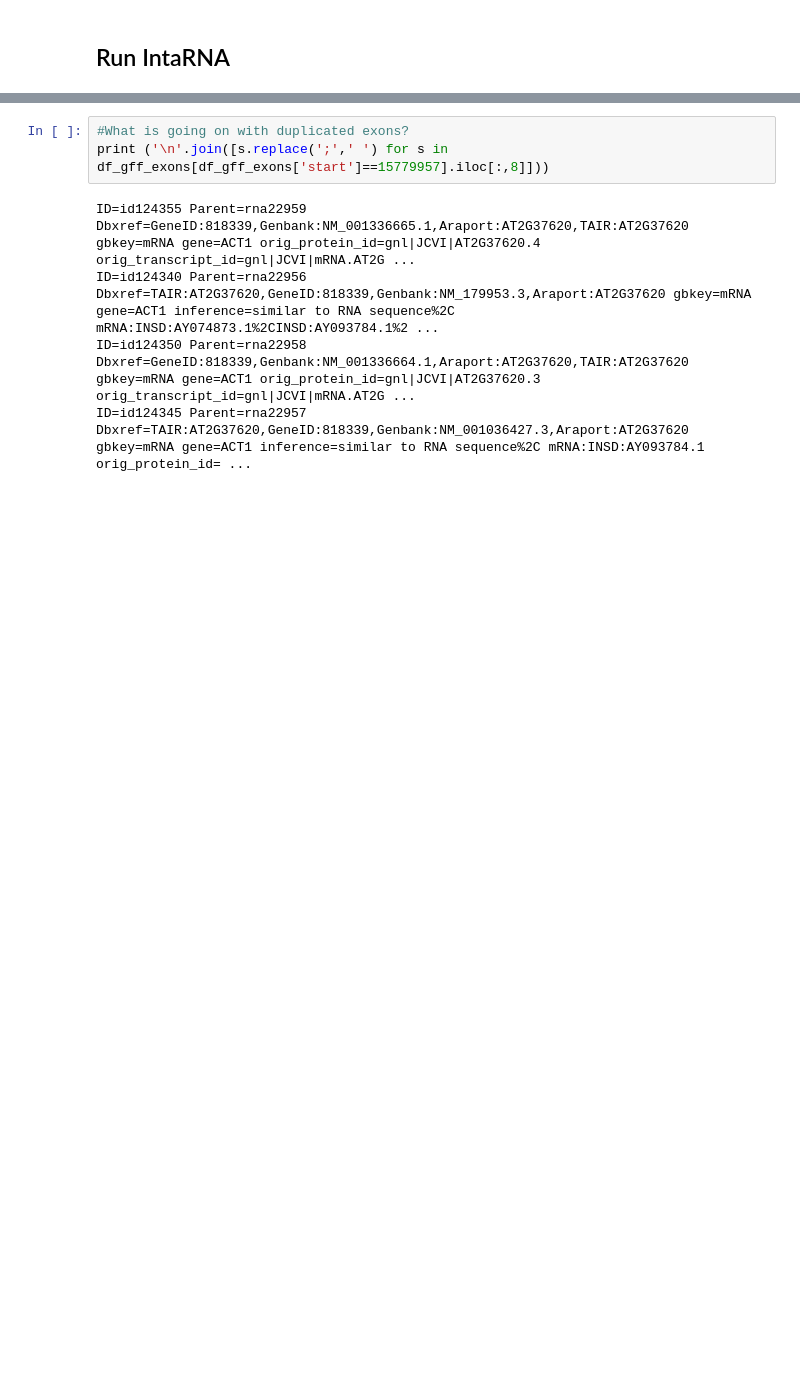
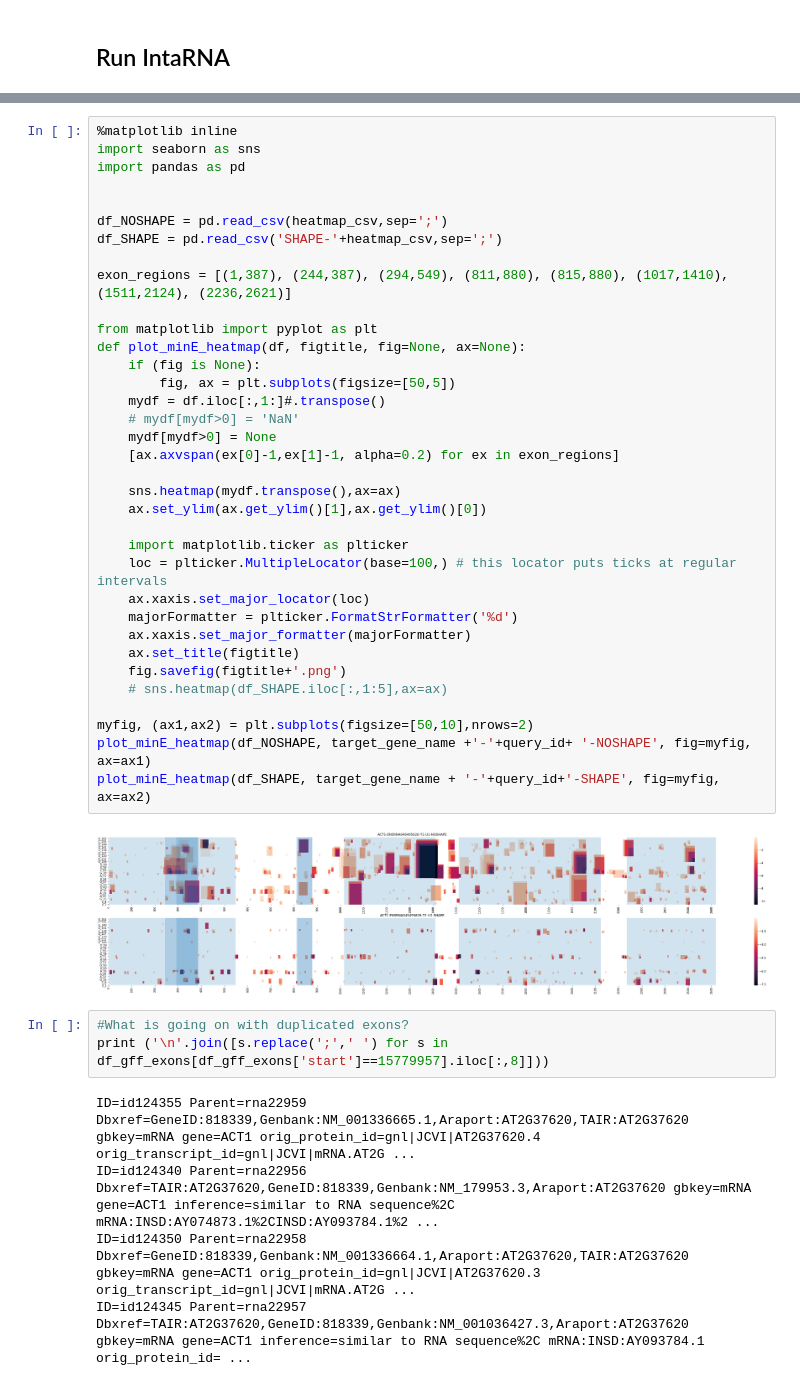
Before and after one commit to BackofenLab/IntaRNA-benchmark-SHAPE, a Jupyter notebook: src/analysis_IntaSHAPE.ipynb, the cells around one changed output, grey strips where cells are left out. Drawn from its saved outputs; the diff is of its cells as text; blank space fills up the shorter version.

```diff
--- a/src/analysis_IntaSHAPE.ipynb
+++ b/src/analysis_IntaSHAPE.ipynb
@@ -127,3 +216,40 @@ df_gff_exons_uniqs[['relative-start','relative-end']]
+# %%
+%matplotlib inline
+import seaborn as sns
+import pandas as pd
+
+
+df_NOSHAPE = pd.read_csv(heatmap_csv,sep=';')
+df_SHAPE = pd.read_csv('SHAPE-'+heatmap_csv,sep=';')
+
+exon_regions = [(1,387), (244,387), (294,549), (811,880), (815,880), (1017,1410), (1511,2124), (2236,2621)]
+
+from matplotlib import pyplot as plt
+def plot_minE_heatmap(df, figtitle, fig=None, ax=None):
+    if (fig is None):
+        fig, ax = plt.subplots(figsize=[50,5])
+    mydf = df.iloc[:,1:]#.transpose()
+    # mydf[mydf>0] = 'NaN'
+    mydf[mydf>0] = None
+    [ax.axvspan(ex[0]-1,ex[1]-1, alpha=0.2) for ex in exon_regions]
+
+    sns.heatmap(mydf.transpose(),ax=ax)
+    ax.set_ylim(ax.get_ylim()[1],ax.get_ylim()[0])
+
+    import matplotlib.ticker as plticker
+    loc = plticker.MultipleLocator(base=100,) # this locator puts ticks at regular intervals
+    ax.xaxis.set_major_locator(loc)
+    majorFormatter = plticker.FormatStrFormatter('%d')
+    ax.xaxis.set_major_formatter(majorFormatter)
+    ax.set_title(figtitle)
+    fig.savefig(figtitle+'.png')
+    # sns.heatmap(df_SHAPE.iloc[:,1:5],ax=ax)
+
+myfig, (ax1,ax2) = plt.subplots(figsize=[50,10],nrows=2)
+plot_minE_heatmap(df_NOSHAPE, target_gene_name +'-'+query_id+ '-NOSHAPE', fig=myfig, ax=ax1)
+plot_minE_heatmap(df_SHAPE, target_gene_name + '-'+query_id+'-SHAPE', fig=myfig, ax=ax2)
+# %% [output]
+[figure, added]
 # %%
 #What is going on with duplicated exons?
 print ('\n'.join([s.replace(';',' ') for s in df_gff_exons[df_gff_exons['start']==15779957].iloc[:,8]]))
```
Also changed, not shown: parts of 21 cells of this notebook.
